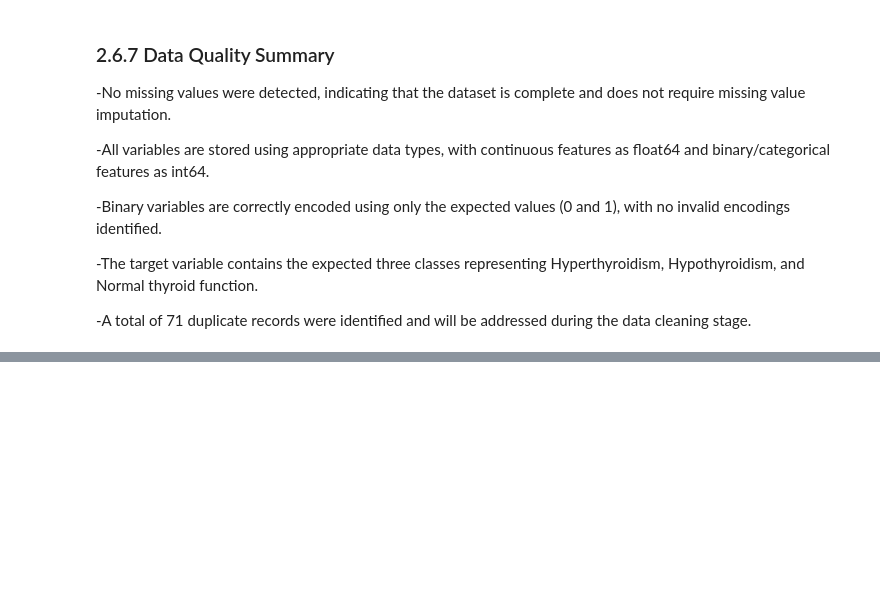
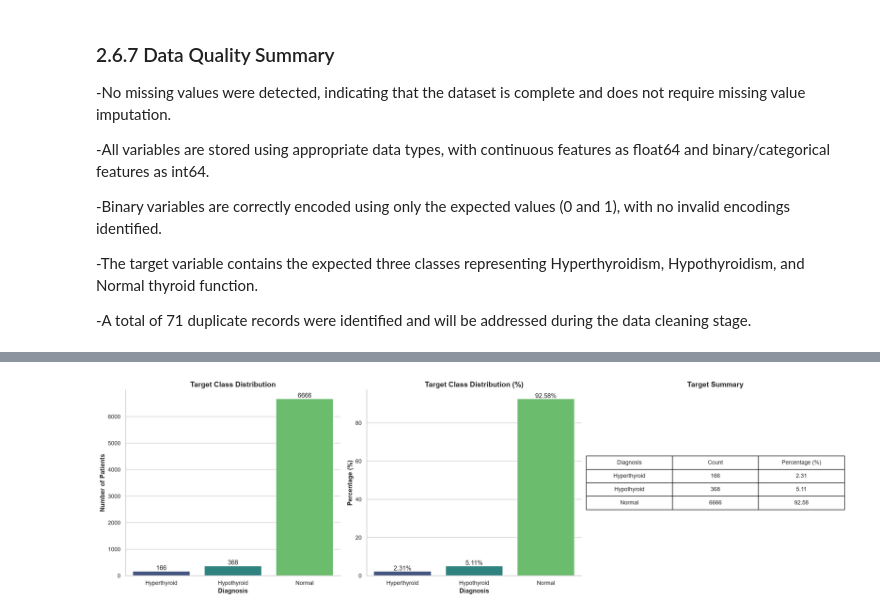
Before and after one commit to byegond-beep/Multi-class-Thyroid-Disease-Classification, a Jupyter notebook: notebook.ipynb, the cells around one changed output, grey strips where cells are left out. Drawn from its saved outputs; the diff is of its cells as text; code cells hidden in the pictures; blank space fills up the shorter version.

```diff
--- a/notebook.ipynb
+++ b/notebook.ipynb
@@ -492,0 +507,82 @@ The target variable exhibits a highly imbalanced class distribution. The Normal
+# %%
+# Calculate class counts and percentages
+class_counts = df["class"].value_counts().sort_index()
+class_percentages = (class_counts / len(df) * 100).round(2)
+
+target_summary = pd.DataFrame({
+    "Diagnosis": ["Hyperthyroid", "Hypothyroid", "Normal"],
+    "Count": class_counts.values,
+    "Percentage (%)": class_percentages.values
+})
+
+# Create figure
+fig, axes = plt.subplots(1, 3, figsize=(20, 6))
+
+# ---------------------------------
+# Plot 1: Class Counts
+# ---------------------------------
+sns.countplot(
+    data=df,
+    x="class",
+    order=[1, 2, 3],
+    palette="viridis",
+    ax=axes[0]
+)
+
+axes[0].set_title("Target Class Distribution")
+axes[0].set_xlabel("Diagnosis")
+axes[0].set_ylabel("Number of Patients")
+axes[0].set_xticklabels(["Hyperthyroid", "Hypothyroid", "Normal"])
+
+for p in axes[0].patches:
+    axes[0].annotate(
+        f"{int(p.get_height())}",
+        (p.get_x() + p.get_width()/2, p.get_height()),
+        ha="center",
+        va="bottom"
+    )
+
+# ---------------------------------
+# Plot 2: Percentage Distribution
+# ---------------------------------
+sns.barplot(
+    x=target_summary["Diagnosis"],
+    y=target_summary["Percentage (%)"],
+    palette="viridis",
+    ax=axes[1]
+)
+
+axes[1].set_title("Target Class Distribution (%)")
+axes[1].set_xlabel("Diagnosis")
+axes[1].set_ylabel("Percentage (%)")
+
+for i, value in enumerate(target_summary["Percentage (%)"]):
+    axes[1].text(
+        i,
+        value + 0.5,
+        f"{value:.2f}%",
+        ha="center"
+    )
+
+# ---------------------------------
+# Plot 3: Summary Table
+# ---------------------------------
+axes[2].axis("off")
+
+table = axes[2].table(
+    cellText=target_summary.values,
+    colLabels=target_summary.columns,
+    cellLoc="center",
+    loc="center"
+)
+
+table.auto_set_font_size(False)
+table.set_fontsize(11)
+table.scale(1.2, 2)
+
+axes[2].set_title("Target Summary")
+
+plt.tight_layout()
+plt.show()
+# %% [output]
+[figure, added]
```
Also changed, not shown: parts of 18 cells of this notebook.
